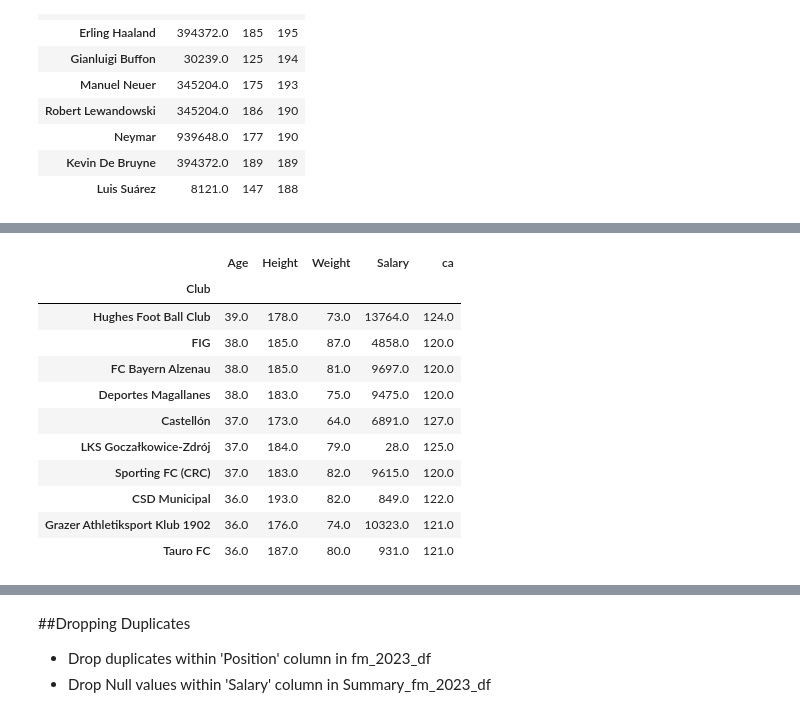
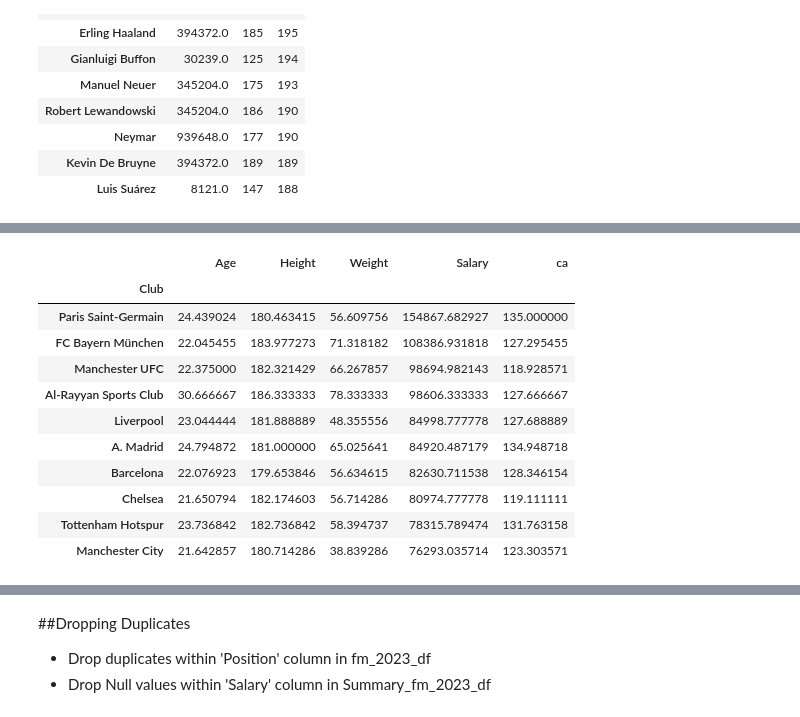
Before and after one commit to RobertCurley/UCDPA_RobertCurley, a Jupyter notebook: UCDPA_RobertCurley.ipynb, the cells around one changed output, grey strips where cells are left out. Drawn from its saved outputs; the diff is of its cells as text; code cells hidden in the pictures.

```diff
--- a/UCDPA_RobertCurley.ipynb
+++ b/UCDPA_RobertCurley.ipynb
@@ -273,21 +295,21 @@ Summary_fm_2023_df.sort_values(by="pa", ascending=False).iloc[:10, 6:9]
 # %%
 # Group Summary_fm_2023_df by Club
 
 Club_df = Summary_fm_2023_df.groupby(by="Club").mean()
-Club_df.sort_values(by="Age", ascending=False).iloc[:10,0:5]
+Club_df.sort_values(by="Salary", ascending=False).iloc[:10,0:5]
 # %% [output]
 |  | Age | Height | Weight | Salary | ca |
 | Club |  |  |  |  |  |
-| Hughes Foot Ball Club | 39.0 | 178.0 | 73.0 | 13764.0 | 124.0 |
-| FIG | 38.0 | 185.0 | 87.0 | 4858.0 | 120.0 |
-| FC Bayern Alzenau | 38.0 | 185.0 | 81.0 | 9697.0 | 120.0 |
-| Deportes Magallanes | 38.0 | 183.0 | 75.0 | 9475.0 | 120.0 |
-| Castellón | 37.0 | 173.0 | 64.0 | 6891.0 | 127.0 |
-| LKS Goczałkowice-Zdrój | 37.0 | 184.0 | 79.0 | 28.0 | 125.0 |
-| Sporting FC (CRC) | 37.0 | 183.0 | 82.0 | 9615.0 | 120.0 |
-| CSD Municipal | 36.0 | 193.0 | 82.0 | 849.0 | 122.0 |
-| Grazer Athletiksport Klub 1902 | 36.0 | 176.0 | 74.0 | 10323.0 | 121.0 |
-| Tauro FC | 36.0 | 187.0 | 80.0 | 931.0 | 121.0 |
+| Paris Saint-Germain | 24.439024 | 180.463415 | 56.609756 | 154867.682927 | 135.000000 |
+| FC Bayern München | 22.045455 | 183.977273 | 71.318182 | 108386.931818 | 127.295455 |
+| Manchester UFC | 22.375000 | 182.321429 | 66.267857 | 98694.982143 | 118.928571 |
+| Al-Rayyan Sports Club | 30.666667 | 186.333333 | 78.333333 | 98606.333333 | 127.666667 |
+| Liverpool | 23.044444 | 181.888889 | 48.355556 | 84998.777778 | 127.688889 |
+| A. Madrid | 24.794872 | 181.000000 | 65.025641 | 84920.487179 | 134.948718 |
+| Barcelona | 22.076923 | 179.653846 | 56.634615 | 82630.711538 | 128.346154 |
+| Chelsea | 21.650794 | 182.174603 | 56.714286 | 80974.777778 | 119.111111 |
+| Tottenham Hotspur | 23.736842 | 182.736842 | 58.394737 | 78315.789474 | 131.763158 |
+| Manchester City | 21.642857 | 180.714286 | 38.839286 | 76293.035714 | 123.303571 |
 # %%
 # Group Summary_fm_2023_df by Age
 
```
Also changed, not shown: parts of 29 cells of this notebook.
